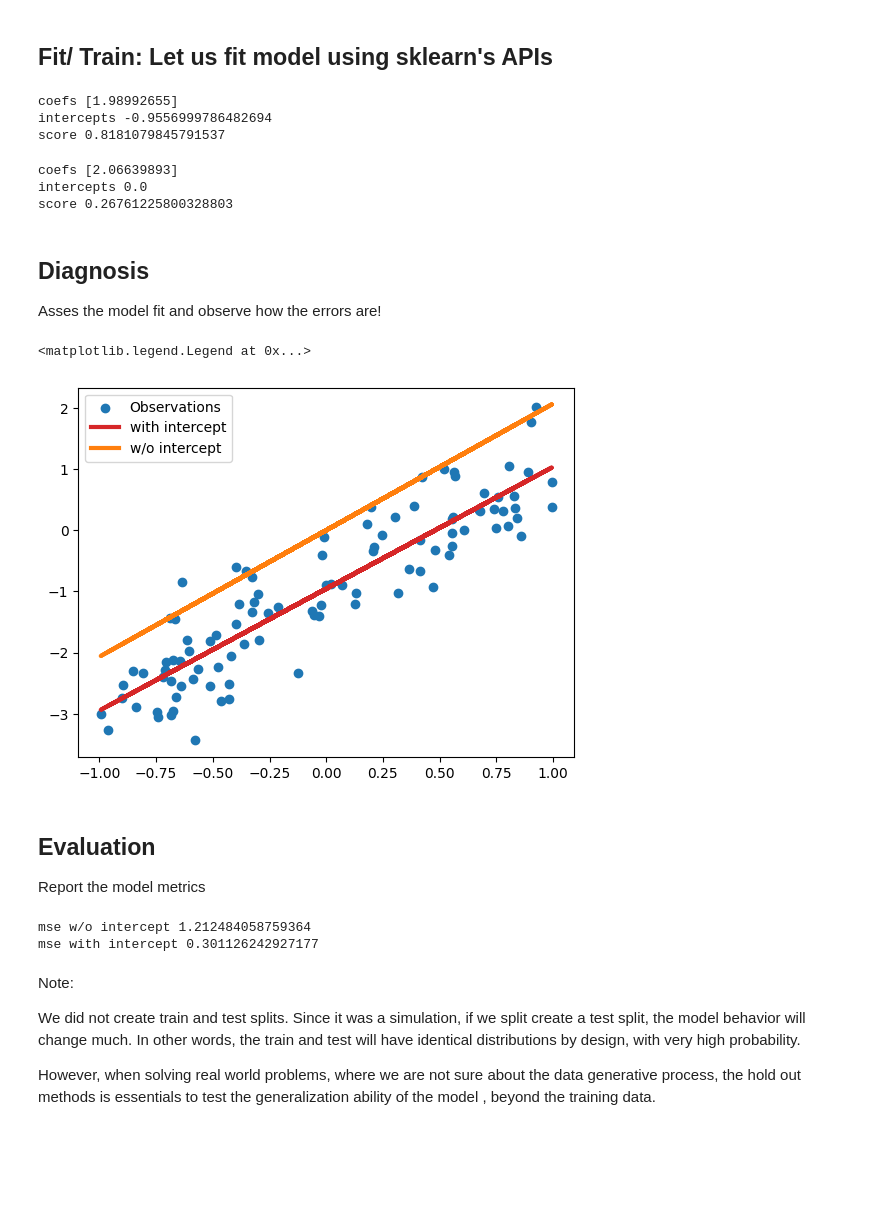
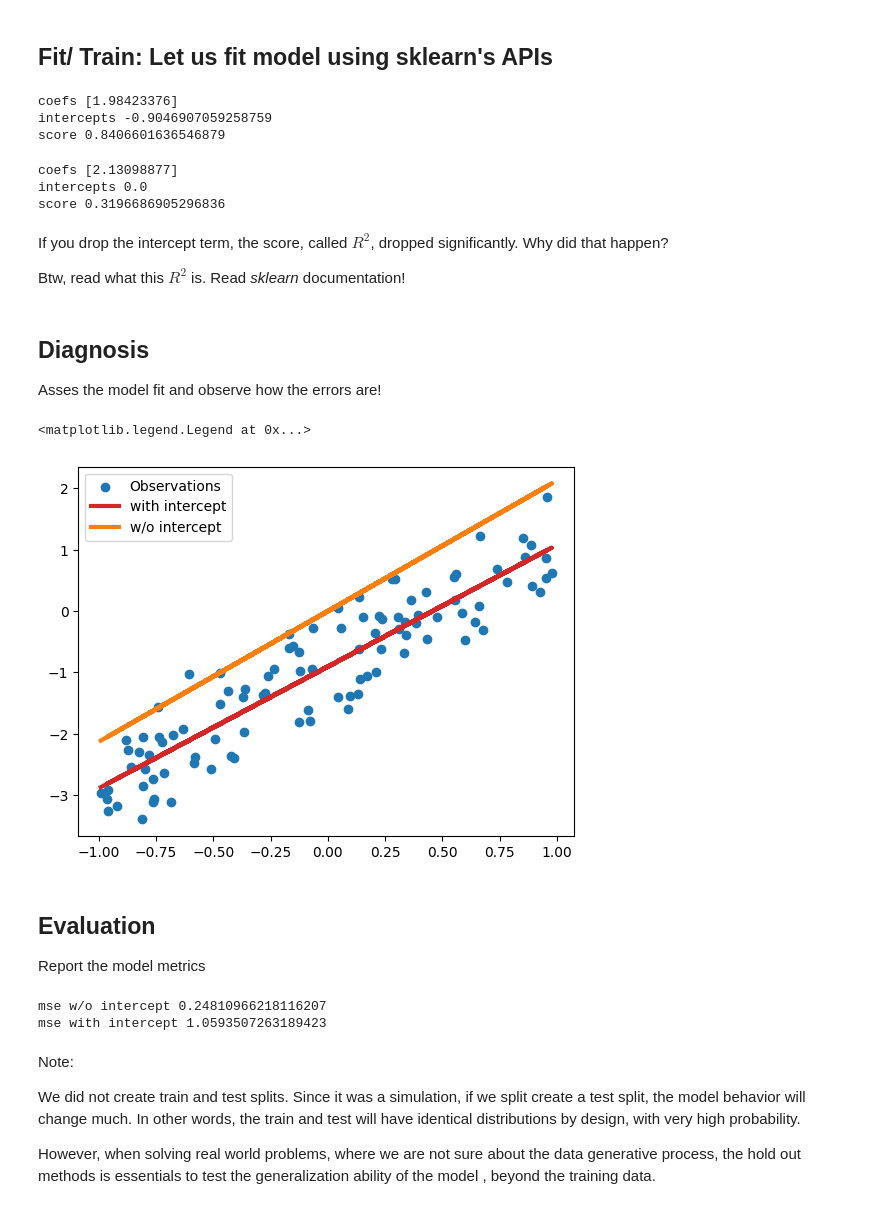
Before and after one commit to mlsquare/intro2ai, a Jupyter notebook: notebooks/01-01-Reg-LM-Sim.ipynb, the cells around one changed output. Drawn from its saved outputs; the diff is of its cells as text; code cells hidden in the pictures; blank space fills up the shorter version.

```diff
--- a/notebooks/01-01-Reg-LM-Sim.ipynb
+++ b/notebooks/01-01-Reg-LM-Sim.ipynb
@@ -19,13 +22,15 @@ $$
 import numpy as np
 import matplotlib.pyplot as plt
 
-n = 100
-x = 2*(np.random.random(n))-1
+np.random.seed(0) # set the seed for reproducibility
+
+n = 100; # no of samples
+x = 2*(np.random.random(n))-1; # feature
 b0 = -1
 b1 = 2
-y = b0 + b1*x
-noise = np.random.normal(0,0.5,n)
-y = y + noise
+z = b0 + b1*x # the model
+noise = np.random.normal(0,0.5,n); # add some noise
+y = z + noise # response
 plt.scatter(x,y)
 # %% [output]
 <matplotlib.collections.PathCollection at 0x...>
@@ -40,43 +45,48 @@ X = np.reshape(x, (n, 1))
 
 
 # Fit the linear regression model
-reg = LinearRegression()
-reg.fit(X, y)
+model = LinearRegression()
+model.fit(X, y)
 
 # Print the coefficients and the score
-print('coefs', reg.coef_)
-print('intercepts', reg.intercept_)
-print('score', reg.score(X, y))
+print('coefs', model.coef_)
+print('intercepts', model.intercept_)
+print('score', model.score(X, y))
 # %% [output]
-coefs [1.98992655]
-intercepts -0.9556999786482694
-score 0.8181079845791537
+coefs [1.98423376]
+intercepts -0.9046907059258759
+score 0.8406601636546879
 # %%
-# Fit the linear regression model but w/o intercept
-model = LinearRegression(fit_intercept=False)
-model.fit(X, y)
+# Fit the linear regression model but w/o intercept.
+# Read sklearn documentation of the model API
+model_reduced = LinearRegression(fit_intercept=False)
+model_reduced.fit(X, y)
 # Print the coefficients and the score
-print('coefs', model.coef_)
-print('intercepts', model.intercept_)
-print('score', model.score(X, y))
+print('coefs', model_reduced.coef_)
+print('intercepts', model_reduced.intercept_)
+print('score', model_reduced.score(X, y))
 # %% [output]
-coefs [2.06639893]
+coefs [2.13098877]
 intercepts 0.0
-score 0.26761225800328803
+score 0.3196686905296836
+# %% [markdown]
+If you drop the intercept term, the score, called $R^2$, dropped significantly. Why did that happen?
+
+Btw, read what this $R^2$ is. Read _sklearn_ documentation!
 # %% [markdown]
 ## Diagnosis
 Asses the model fit and observe how the errors are!
 # %%
-yh_b0 = reg.predict(X)
+yh = model.predict(X)
 plt.scatter(x,y, label='Observations')
-plt.plot(x,yh_b0,linewidth=3, color="tab:red", label='with intercept')
+plt.plot(x,yh,linewidth=3, color="tab:red", label='with intercept')
 
-yh = model.predict(X)
-plt.plot(x,yh,linewidth=3, color="tab:orange",label='w/o intercept')
+yh_reduced = model_reduced.predict(X)
+plt.plot(x,yh_reduced,linewidth=3, color="tab:orange",label='w/o intercept')
 plt.legend()
 # %% [output]
 <matplotlib.legend.Legend at 0x...>
-[figure, old version]
+[figure, new version]
 # %% [markdown]
 ## Evaluation
 Report the model metrics
@@ -86,11 +96,11 @@ from sklearn.metrics import mean_squared_error
 mse = mean_squared_error(y, yh)
 print('mse w/o intercept', mse)
 
-mse = mean_squared_error(y, yh_b0)
+mse = mean_squared_error(y, yh_reduced)
 print('mse with intercept', mse)
 # %% [output]
-mse w/o intercept 1.212484058759364
-mse with intercept 0.301126242927177
+mse w/o intercept 0.24810966218116207
+mse with intercept 1.0593507263189423
 # %% [markdown]
 Note:
 
```
Also changed, not shown: parts of 4 cells of this notebook, 4 other files.
